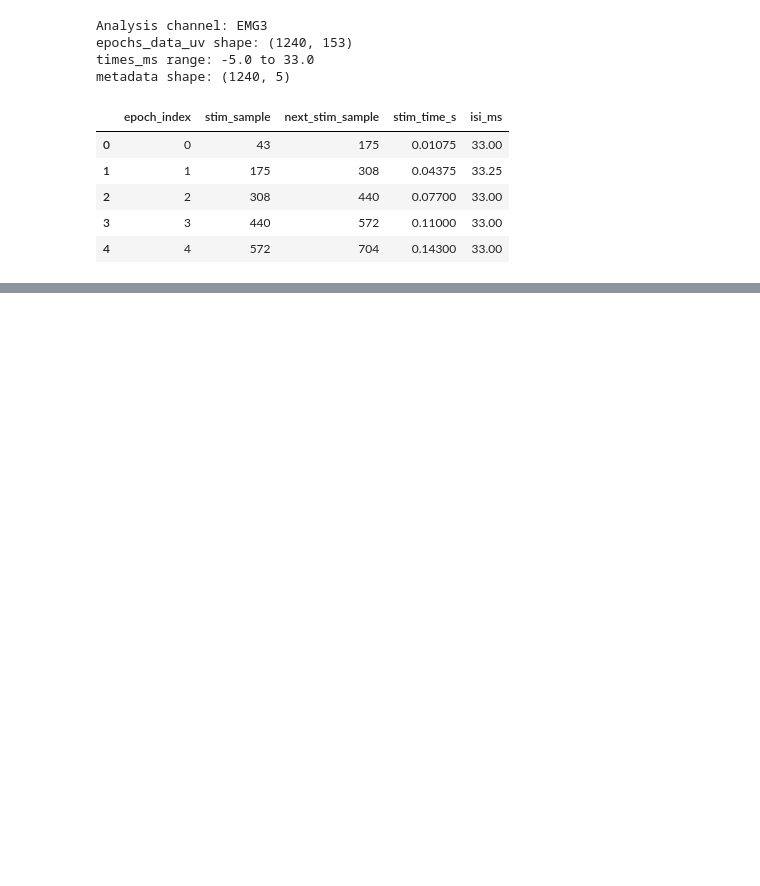
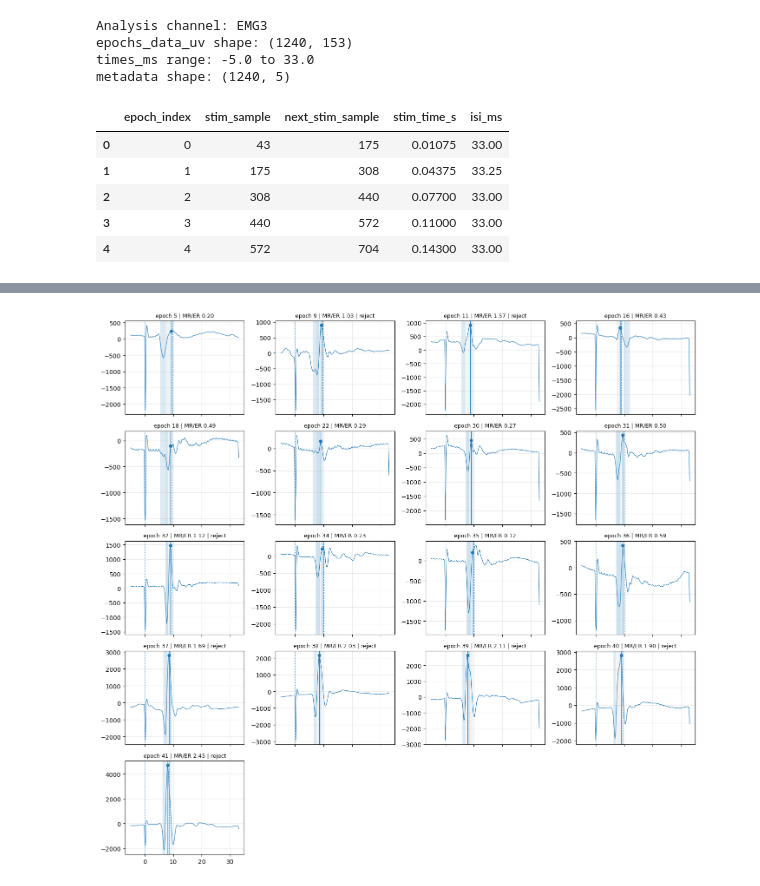
Before and after one commit to violaxanthin/emg-lr-segmentation, a Jupyter notebook: notebooks/emg_lr_segmentation.ipynb, the cells around one changed output, grey strips where cells are left out. Cells and saved outputs as stored; diff of their text form; code cells hidden in the pictures; blank space fills up the shorter version.

```diff
--- a/notebooks/emg_lr_segmentation.ipynb
+++ b/notebooks/emg_lr_segmentation.ipynb
@@ -1025,0 +601,70 @@ Name: count, dtype: int64
+# %%
+# Поиск MR по всей записи
+
+if "epoch_index" not in er_df.columns:
+    er_df = er_df.reset_index().rename(columns={"index": "epoch_index"})
+
+mr_rows = [
+    detect_mr(int(row["epoch_index"]), row) if 0 <= int(row["epoch_index"]) < len(epochs_data_uv) else empty_mr(int(row["epoch_index"]), "epoch_out_of_range")
+    for _, row in er_df.iterrows()
+]
+
+mr_df = pd.DataFrame(mr_rows)
+mr_cols = [col for col in mr_df.columns if col != "epoch_index"]
+er_df = er_df.drop(columns=[col for col in mr_cols if col in er_df.columns], errors="ignore").merge(mr_df, on="epoch_index", how="left")
+er_df["mr_er_ratio"] = pd.to_numeric(er_df["mr_er_ratio"], errors="coerce")
+er_df["reject_mr_like"] = er_df["er_found"].fillna(False).astype(bool) & er_df["mr_found"].fillna(False).astype(bool) & er_df["mr_er_ratio"].notna() & (er_df["mr_er_ratio"] > mr_er_reject_threshold)
+er_df["reject_high_mr"] = er_df["reject_mr_like"]
+# %%
+# Проверка MR
+
+print("Epochs:", len(er_df))
+print("ER found:", int(er_df["er_found"].sum()))
+print("MR found:", int(er_df["mr_found"].sum()))
+print("MR-like reject:", int(er_df["reject_mr_like"].sum()))
+print("Kept:", int((er_df["er_found"] & ~er_df["reject_mr_like"]).sum()))
+print("MR sources:")
+print(er_df["mr_detection_source"].value_counts(dropna=False))
+
+summary_cols = [
+    "epoch_index", "er_peak_ms", "er_end_ms", "mr_search_start_ms", "mr_peak_ms", "lr_search_start_ms",
+    "er_amp_for_mr_uv", "mr_amp_uv", "mr_er_ratio", "reject_mr_like", "mr_detection_source",
+]
+display(er_df[summary_cols].head(15))
+
+qc_indices = list(dict.fromkeys(
+    er_df.index[er_df["mr_found"]].to_list()[:12]
+    + er_df.index[er_df["reject_mr_like"]].to_list()[:8]
+))
+
+if len(qc_indices) == 0:
+    print("Нет эпох для проверки MR")
+else:
+    n_cols = 4
+    n_rows = int(np.ceil(len(qc_indices) / n_cols))
+    fig, axes = plt.subplots(n_rows, n_cols, figsize=(14, 2.6 * n_rows), sharex=True)
+    axes = np.ravel(axes)
+
+    for ax, epoch_idx in zip(axes, qc_indices):
+        row = er_df.loc[epoch_idx]
+        signal_uv = epochs_data_uv[int(row["epoch_index"])]
+        ax.plot(times_ms, signal_uv, linewidth=0.8)
+        ax.axvline(0, linestyle=":", linewidth=0.8)
+        ax.axvspan(row["mr_search_start_ms"], row["mr_search_end_ms"], alpha=0.08)
+
+        if row["er_found"]:
+            ax.axvspan(row["er_start_ms"], row["er_end_ms"], alpha=0.15)
+        if row["mr_found"]:
+            ax.axvline(row["mr_peak_ms"], linewidth=0.9)
+            ax.scatter(row["mr_peak_ms"], row["mr_peak_uv"], s=20)
+            ax.axvline(row["lr_search_start_ms"], linestyle="--", linewidth=0.8)
+
+        suffix = " | reject" if row["reject_mr_like"] else ""
+        ax.set_title(f"epoch {int(row['epoch_index'])} | MR/ER {row['mr_er_ratio']:.2f}{suffix}", fontsize=9)
+        ax.grid(alpha=0.25)
+
+    for ax in axes[len(qc_indices):]:
+        ax.axis("off")
+    plt.tight_layout()
+    plt.show()
+# %% [output]
@@ -1026 +698,2 @@ Name: count, dtype: int64
+[figure, added]
 # %%
```
Also changed, not shown: parts of 29 cells of this notebook, 3 other files.
